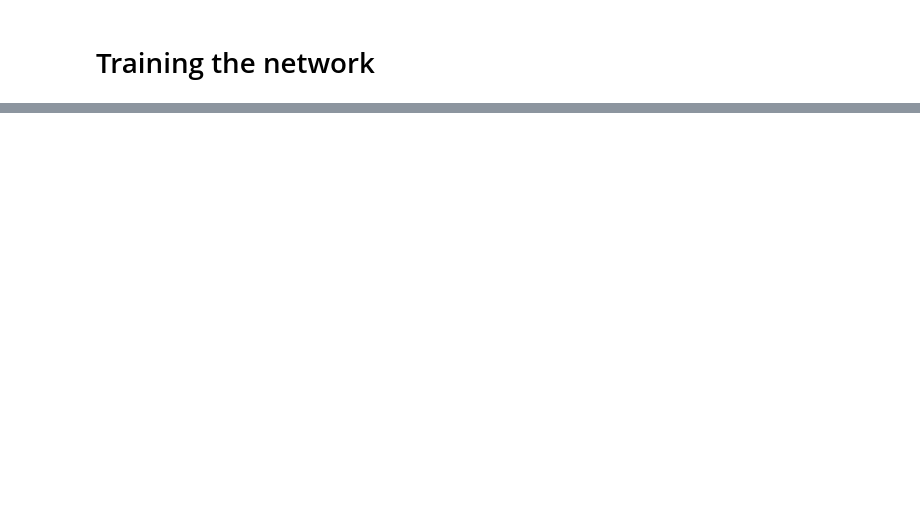
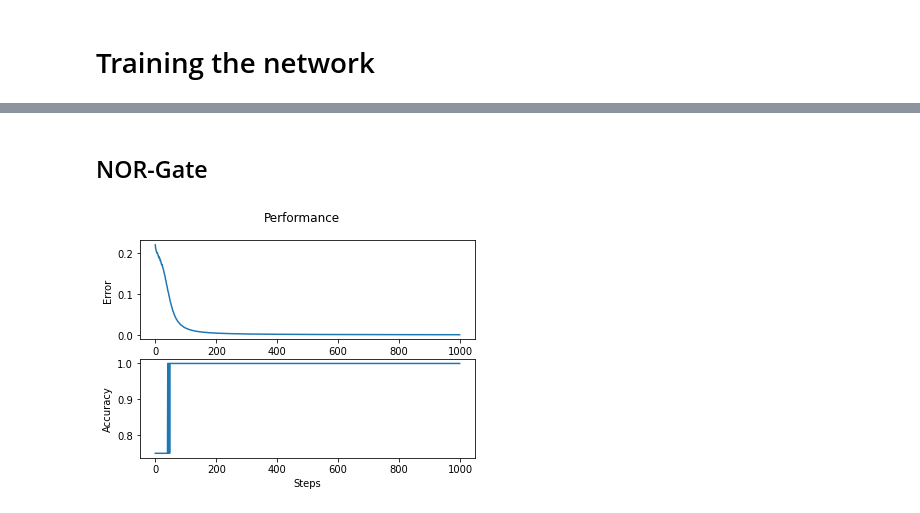
Before and after one commit to Maxoz99/ANNs-TensorFlow, a Jupyter notebook: Homework02/homework02.ipynb, the cells around one changed output, grey strips where cells are left out. Cells and saved outputs as stored; diff of their text form; code cells hidden in the pictures; blank space fills up the shorter version.

```diff
--- a/Homework02/homework02.ipynb
+++ b/Homework02/homework02.ipynb
@@ -154,0 +210,6 @@ plt.show()
+# %% [markdown]
+## NOR-Gate
+# %%
+train(t_nor, x)
+# %% [output]
+[figure, added]
```
Also changed, not shown: parts of 17 cells of this notebook, 2 other files.
